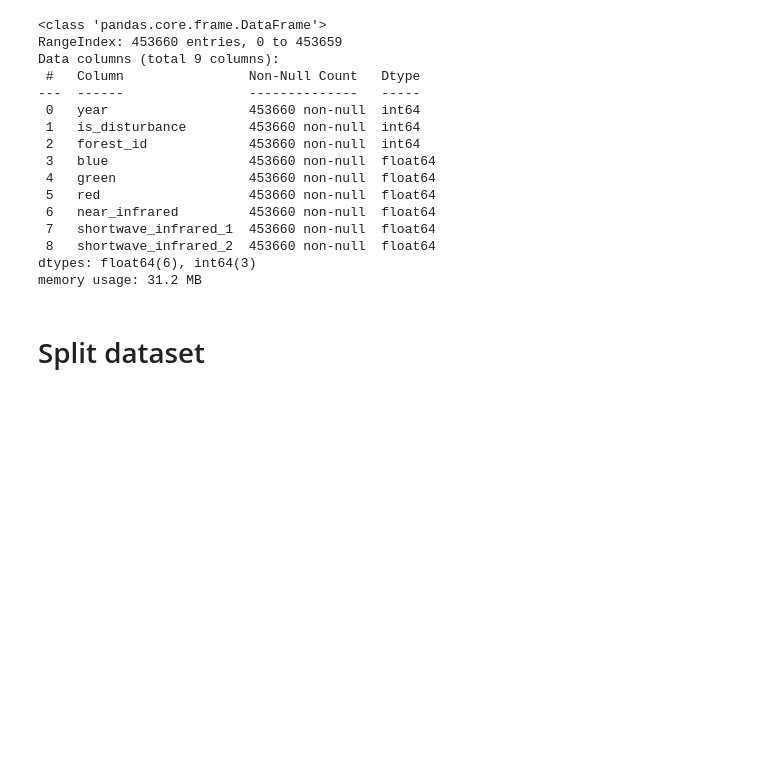
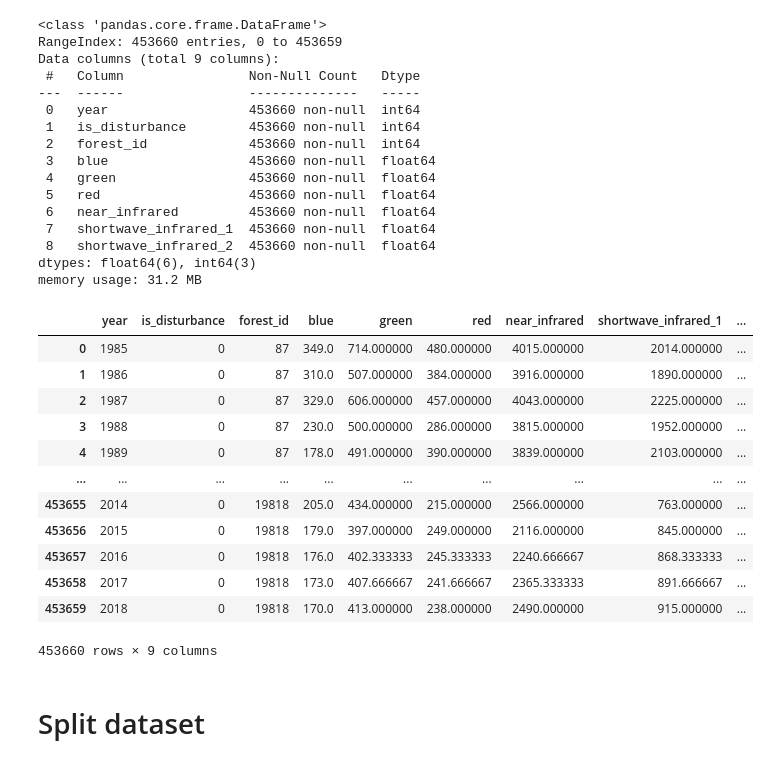
Before and after one commit to maxluetkemeyer/forest_disturbance_detection, a Jupyter notebook: notebooks/max/max.ipynb, the cells around one changed output. Drawn from its saved outputs; the diff is of its cells as text; code cells hidden in the pictures; blank space fills up the shorter version.

```diff
--- a/notebooks/max/max.ipynb
+++ b/notebooks/max/max.ipynb
@@ -7,9 +7,9 @@ import matplotlib.pyplot as plt
 np.random.seed(seed=2345)
 # %%
 raw_df: pd.DataFrame = pd.read_csv(filepath_or_buffer='../../data/data_6_channels_train.csv')
+raw_df.drop(labels=["fid"], axis=1, inplace=True)
 raw_df.rename(
     columns={
-        "fid": "fid",
         "year": "year",
         "class": "is_disturbance",
         "numerical_id": "forest_id",
@@ -22,7 +22,6 @@ raw_df.rename(
     },
     inplace=True,
 )
-raw_df.drop(labels=["fid"], axis=1, inplace=True)
 raw_df.head()
 # %% [output]
 |  | year | is_disturbance | forest_id | blue | green | red | near_infrared | shortwave_infrared_1 | ... |
@@ -62,6 +61,22 @@ Data columns (total 9 columns):
  8   shortwave_infrared_2  453660 non-null  float64
 dtypes: float64(6), int64(3)
 memory usage: 31.2 MB
+# %%
+raw_df
+# %% [output]
+|  | year | is_disturbance | forest_id | blue | green | red | near_infrared | shortwave_infrared_1 | ... |
+| 0 | 1985 | 0 | 87 | 349.0 | 714.000000 | 480.000000 | 4015.000000 | 2014.000000 | ... |
+| 1 | 1986 | 0 | 87 | 310.0 | 507.000000 | 384.000000 | 3916.000000 | 1890.000000 | ... |
+| 2 | 1987 | 0 | 87 | 329.0 | 606.000000 | 457.000000 | 4043.000000 | 2225.000000 | ... |
+| 3 | 1988 | 0 | 87 | 230.0 | 500.000000 | 286.000000 | 3815.000000 | 1952.000000 | ... |
+| 4 | 1989 | 0 | 87 | 178.0 | 491.000000 | 390.000000 | 3839.000000 | 2103.000000 | ... |
+| ... | ... | ... | ... | ... | ... | ... | ... | ... | ... |
+| 453655 | 2014 | 0 | 19818 | 205.0 | 434.000000 | 215.000000 | 2566.000000 | 763.000000 | ... |
+| 453656 | 2015 | 0 | 19818 | 179.0 | 397.000000 | 249.000000 | 2116.000000 | 845.000000 | ... |
+| 453657 | 2016 | 0 | 19818 | 176.0 | 402.333333 | 245.333333 | 2240.666667 | 868.333333 | ... |
+| 453658 | 2017 | 0 | 19818 | 173.0 | 407.666667 | 241.666667 | 2365.333333 | 891.666667 | ... |
+| 453659 | 2018 | 0 | 19818 | 170.0 | 413.000000 | 238.000000 | 2490.000000 | 915.000000 | ... |
+453660 rows × 9 columns
 # %% [markdown]
 # Split dataset
 # %%
```
